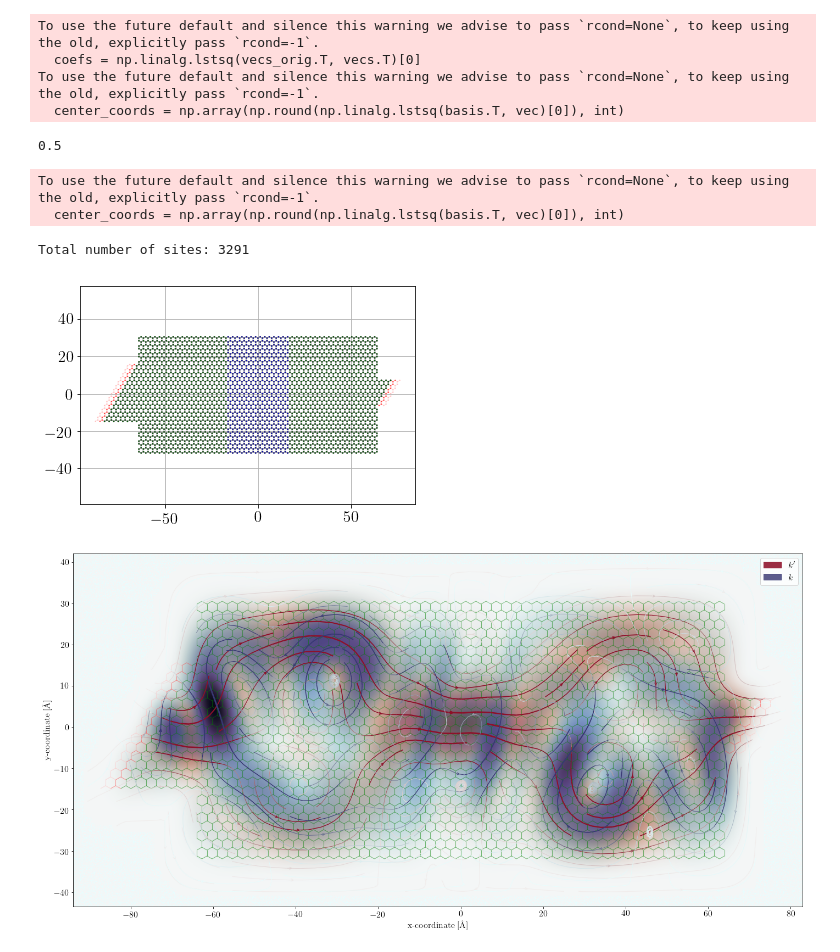
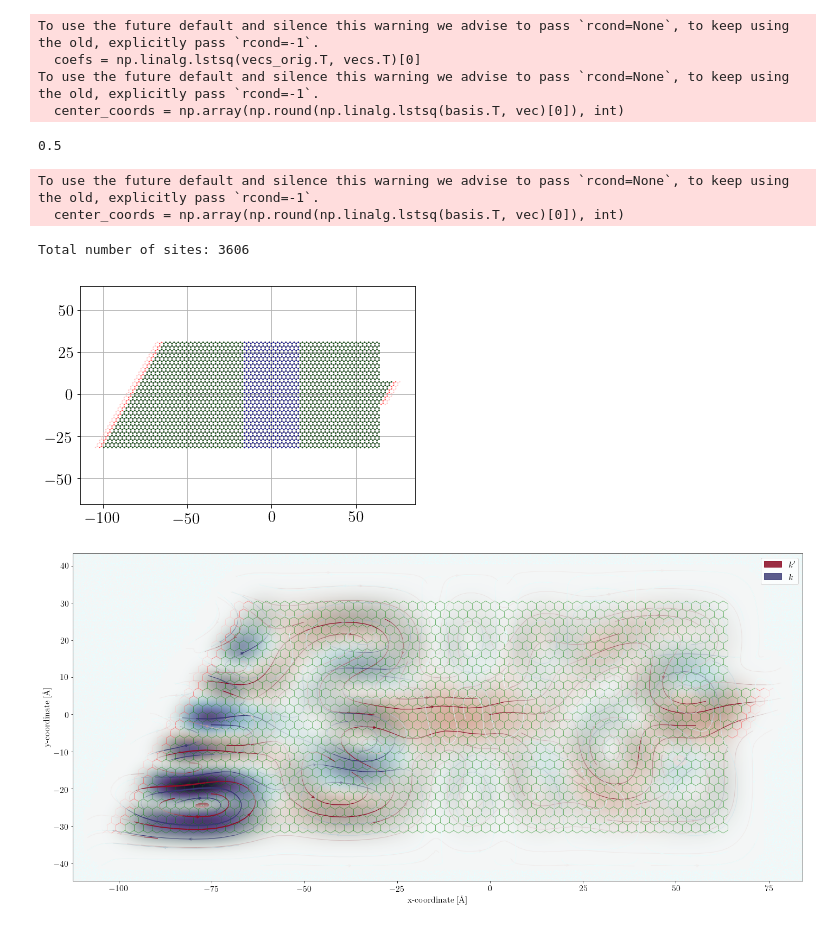
Before and after one commit to CLEANit/QuantumTransduction, a Jupyter notebook: examples/pnJunction/pn_junction.ipynb, the cells around one changed output. Cells and saved outputs as stored; diff of their text form; code cells hidden in the pictures.

```diff
--- a/examples/pnJunction/pn_junction.ipynb
+++ b/examples/pnJunction/pn_junction.ipynb
@@ -128,7 +128,7 @@ def make_system(spin=1/2):
         sym = kwant.TranslationalSymmetry(graphene.vec((-1, 1)))
         lead = kwant.Builder(sym)
         a = orthogVecSlope(graphene.vec((-1, 1)))
-        lead[graphene.shape(lambda pos: -l/2 < pos[1]  + pos[0] * a < l/2 , (0,0))] = onSiteLead
+        lead[graphene.shape(lambda pos: -l < pos[1]  + pos[0] * a < l , (0,0))] = onSiteLead
         lead[graphene.neighbors()] = phase
 #         lead[graphene.neighbors(2)] = phase2
         lead.eradicate_dangling()
@@ -173,35 +173,35 @@ syst_up = make_system(spin=1/2)
 # syst_down = make_system(spin=-1/2)
 print('Total number of sites:', len(syst_up.sites()))
 
 # To highlight the two sublattices of graphene, we plot one with
 # a filled, and the other one with an open circle:
 def family_colors(site):
     x, y = site.pos
     if abs(x) < l / 2:
         return 'b'
     else:
         return 'g'
 #     return 0 if site.family == a else 1
 
 # Then, plot the system with leads.
 kwant.plot(syst_up, site_lw=0.1, lead_site_lw=0, site_color=family_colors, colorbar=False, show=False)
 pyplot.axis('equal')
 pyplot.grid(True)
 pyplot.show()
 
 # Finalize the system.
 syst_up = syst_up.finalized()
 # syst_down = syst_down.finalized()
 # %% [output]
 To use the future default and silence this warning we advise to pass `rcond=None`, to keep using the old, explicitly pass `rcond=-1`.
   coefs = np.linalg.lstsq(vecs_orig.T, vecs.T)[0]
 To use the future default and silence this warning we advise to pass `rcond=None`, to keep using the old, explicitly pass `rcond=-1`.
   center_coords = np.array(np.round(np.linalg.lstsq(basis.T, vec)[0]), int)
 0.5
 To use the future default and silence this warning we advise to pass `rcond=None`, to keep using the old, explicitly pass `rcond=-1`.
   center_coords = np.array(np.round(np.linalg.lstsq(basis.T, vec)[0]), int)
-Total number of sites: 3291
+Total number of sites: 3606
-[figure, old version]
+[figure, new version]
 # %%
 phi = 0.
 # phi = 16 / 701
@@ -254,7 +254,7 @@ pyplot.tight_layout()
 # pyplot.savefig('spin-densities.pdf')
 pyplot.show()
 # %% [output]
-[figure, old version]
+[figure, new version]
 # %%
 import progressbar
 def valleyPolarizability(syst, energies, lead_start=0, lead_end=1):
```
Also changed, not shown: parts of 4 cells of this notebook, 4 other files.
